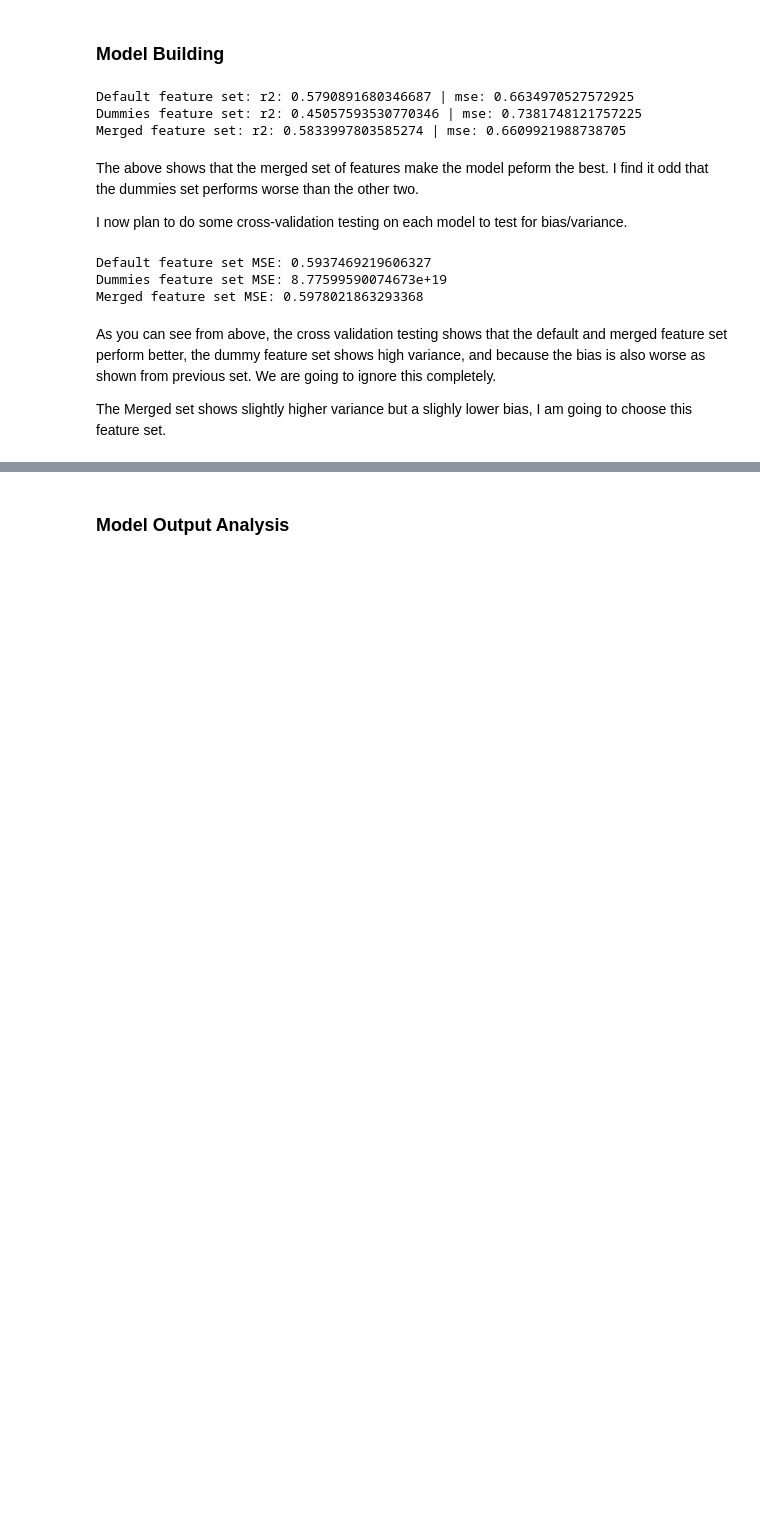
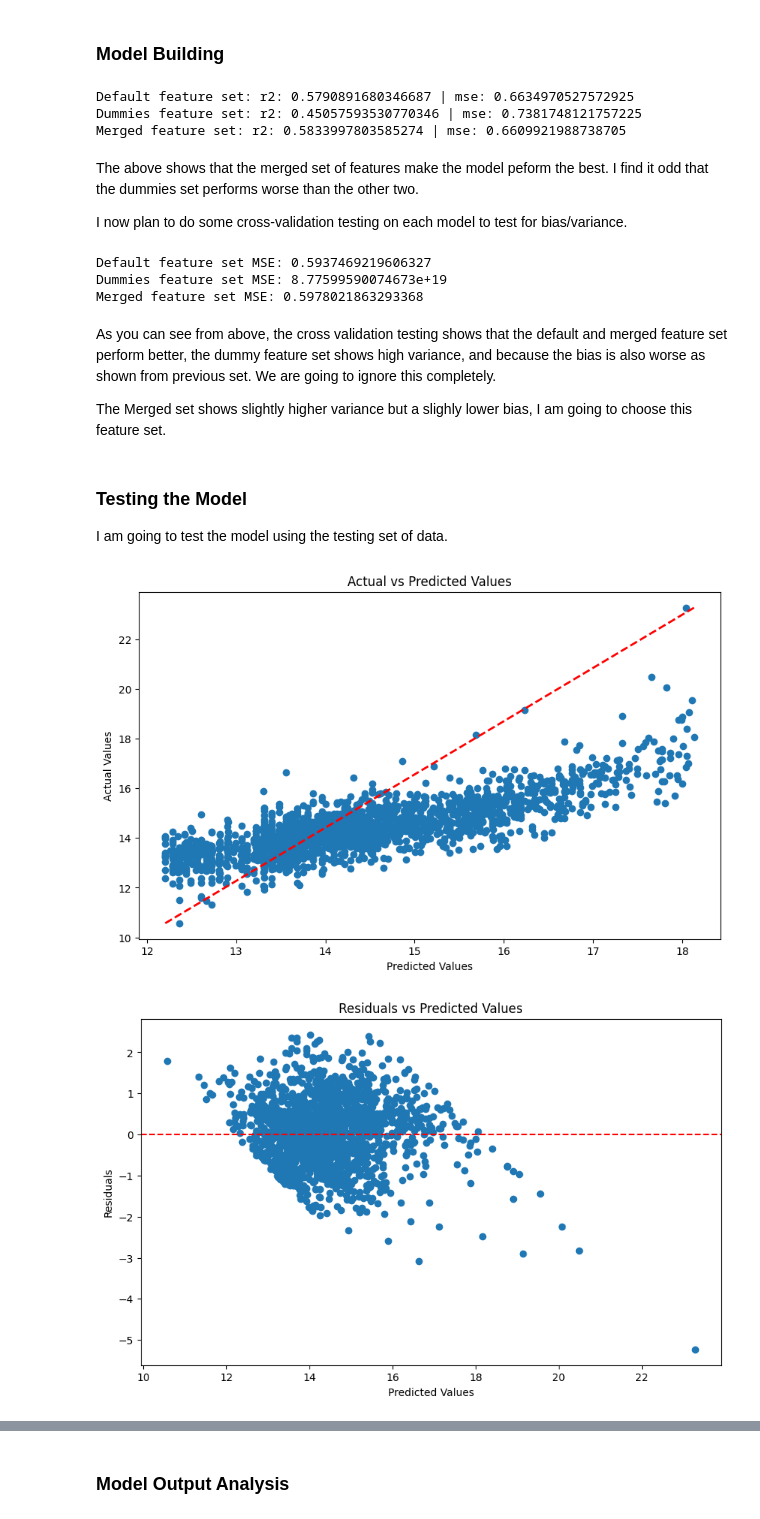
Before and after one commit to louis-porter/FM24_player_valuation_analysis, a Jupyter notebook: FM_player_valuation_analysis.ipynb, the cells around one changed output, grey strips where cells are left out. Drawn from its saved outputs; the diff is of its cells as text; code cells hidden in the pictures; blank space fills up the shorter version.

Commit message:
added model analysis and better comments

```diff
--- a/FM_player_valuation_analysis.ipynb
+++ b/FM_player_valuation_analysis.ipynb
@@ -234,15 +239,15 @@ def train_model(X, y):
     y_pred = model.predict(X_train)
     mse = mean_squared_error(y_train, y_pred)
     r2 = r2_score(y_train, y_pred)
-    return model, mse, r2
+    return model, mse, r2, X_test, y_test
 
-default_model, r2, mse = train_model(X_outfield, y)
+default_model, r2, mse, X_default_test, y_default_test = train_model(X_outfield, y)
 print(f"Default feature set: r2: {r2} | mse: {mse}")
 
-dummies_model, r2, mse = train_model(X_outfield_dummies, y)
+dummies_model, r2, mse, X_dummies_test, y_dummies_test = train_model(X_outfield_dummies, y)
 print(f"Dummies feature set: r2: {r2} | mse: {mse}")
 
-merged_model, r2, mse = train_model(X_outfield_merged, y)
+merged_model, r2, mse, X_merged_test, y_merged_test = train_model(X_outfield_merged, y)
 print(f"Merged feature set: r2: {r2} | mse: {mse}")
 # %% [output]
 Default feature set: r2: 0.5790891680346687 | mse: 0.6634970527572925
@@ -288,3 +293,30 @@ Merged feature set MSE: 0.5978021863293368
 As you can see from above, the cross validation testing shows that the default and merged feature set perform better, the dummy feature set shows high variance, and because the bias is also worse as shown from previous set. We are going to ignore this completely.
 
 The Merged set shows slightly higher variance but a slighly lower bias, I am going to choose this feature set.
+# %% [markdown]
+### Testing the Model
+
+I am going to test the model using the testing set of data.
+# %%
+y_test_pred = merged_model.predict(X_merged_test)
+
+residuals = y_merged_test - y_test_pred
+
+plt.figure(figsize=(10,6))
+plt.scatter(y_merged_test, y_test_pred)
+plt.plot([y_merged_test.min(), y_merged_test.max()], [y_test_pred.min(), y_test_pred.max()], "r--", lw=2)
+plt.xlabel('Predicted Values')
+plt.ylabel('Actual Values')
+plt.title('Actual vs Predicted Values')
+plt.show()
+
+plt.figure(figsize=(10,6))
+plt.scatter(y_test_pred, residuals)
+plt.axhline(y=0, color='r', linestyle='--')
+plt.xlabel('Predicted Values')
+plt.ylabel('Residuals')
+plt.title('Residuals vs Predicted Values')
+plt.show()
+# %% [output]
+[figure, added]
+[figure, added]
```
Also changed, not shown: parts of 12 cells of this notebook.
